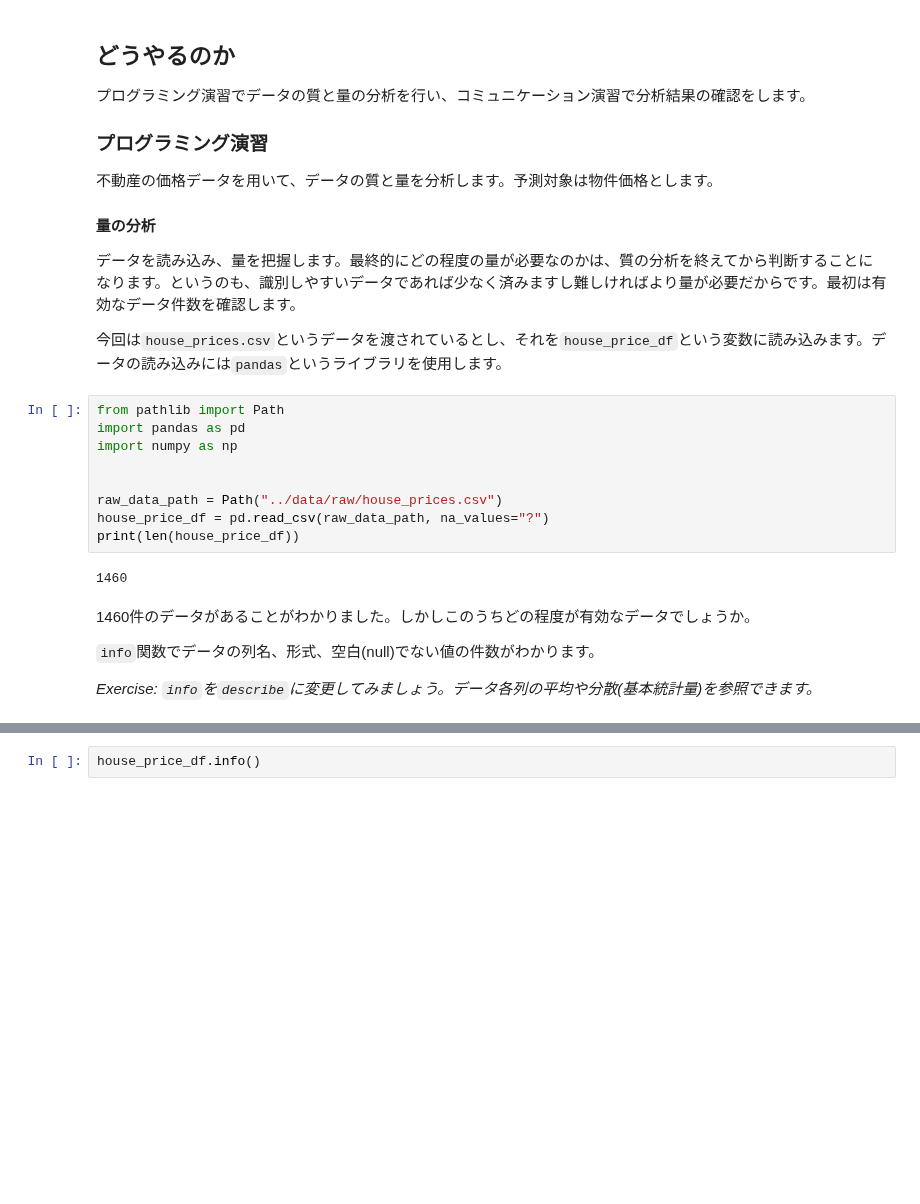
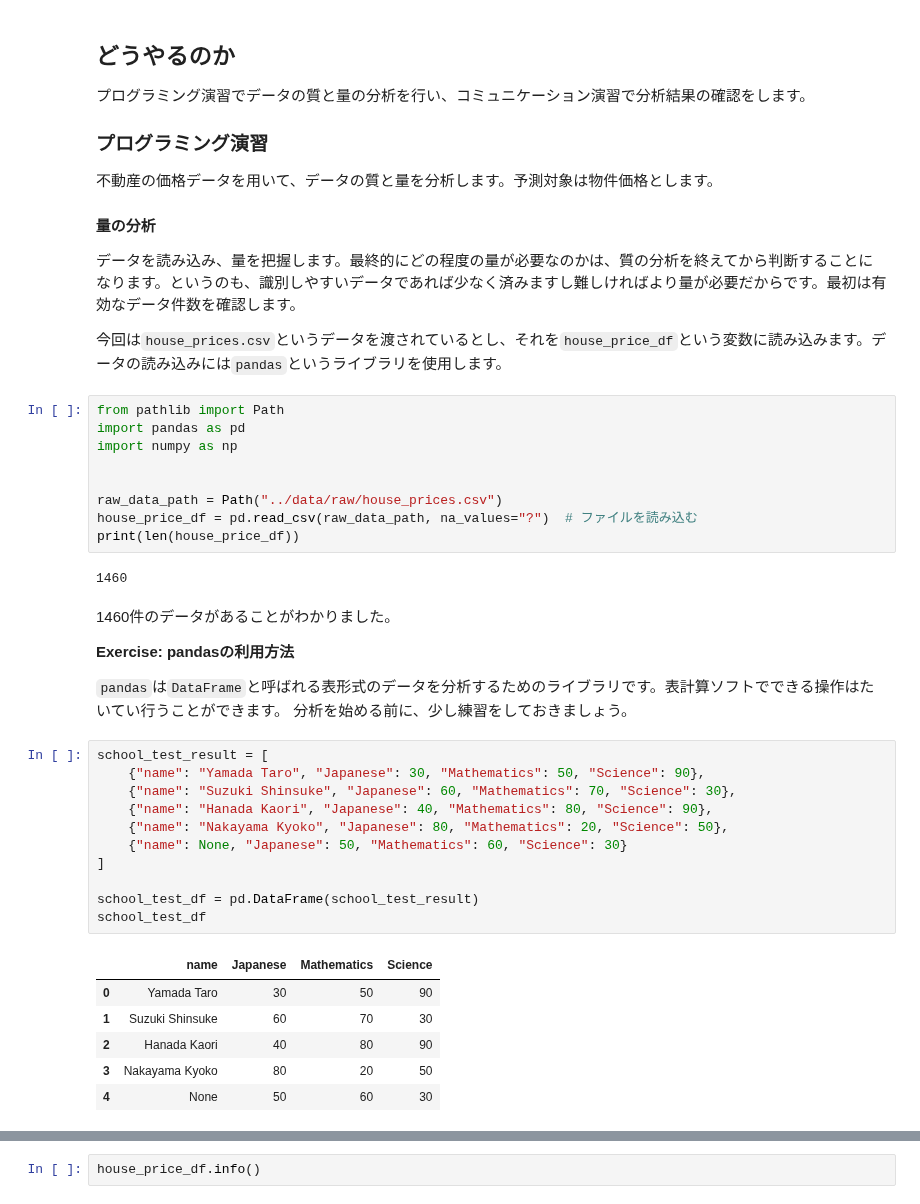
Before and after one commit to aws-samples/aws-ml-enablement-workshop, a Jupyter notebook: notebooks/02_analyze.ipynb, the cells around one changed output, grey strips where cells are left out. Cells and saved outputs as stored; diff of their text form; blank space fills up the shorter version.

```diff
--- a/notebooks/02_analyze.ipynb
+++ b/notebooks/02_analyze.ipynb
@@ -31,13 +31,32 @@ import numpy as np
 
 
 raw_data_path = Path("../data/raw/house_prices.csv")
-house_price_df = pd.read_csv(raw_data_path, na_values="?")
+house_price_df = pd.read_csv(raw_data_path, na_values="?")  # ファイルを読み込む
 print(len(house_price_df))
 # %% [output]
 1460
 # %% [markdown]
-1460件のデータがあることがわかりました。しかしこのうちどの程度が有効なデータでしょうか。
+1460件のデータがあることがわかりました。
 
-`info`関数でデータの列名、形式、空白(null)でない値の件数がわかります。
+**Exercise: pandasの利用方法**
 
-*Exercise: `info`を`describe`に変更してみましょう。データ各列の平均や分散(基本統計量)を参照できます。*
+`pandas`は`DataFrame`と呼ばれる表形式のデータを分析するためのライブラリです。表計算ソフトでできる操作はたいてい行うことができます。
+分析を始める前に、少し練習をしておきましょう。
+# %%
+school_test_result = [
+    {"name": "Yamada Taro", "Japanese": 30, "Mathematics": 50, "Science": 90},
+    {"name": "Suzuki Shinsuke", "Japanese": 60, "Mathematics": 70, "Science": 30},
+    {"name": "Hanada Kaori", "Japanese": 40, "Mathematics": 80, "Science": 90},
+    {"name": "Nakayama Kyoko", "Japanese": 80, "Mathematics": 20, "Science": 50},
+    {"name": None, "Japanese": 50, "Mathematics": 60, "Science": 30}
+]
+
+school_test_df = pd.DataFrame(school_test_result)
+school_test_df
+# %% [output]
+|  | name | Japanese | Mathematics | Science |
+| 0 | Yamada Taro | 30 | 50 | 90 |
+| 1 | Suzuki Shinsuke | 60 | 70 | 30 |
+| 2 | Hanada Kaori | 40 | 80 | 90 |
+| 3 | Nakayama Kyoko | 80 | 20 | 50 |
+| 4 | None | 50 | 60 | 30 |
```
Also changed, not shown: parts of 12 cells of this notebook, 6 other files.
